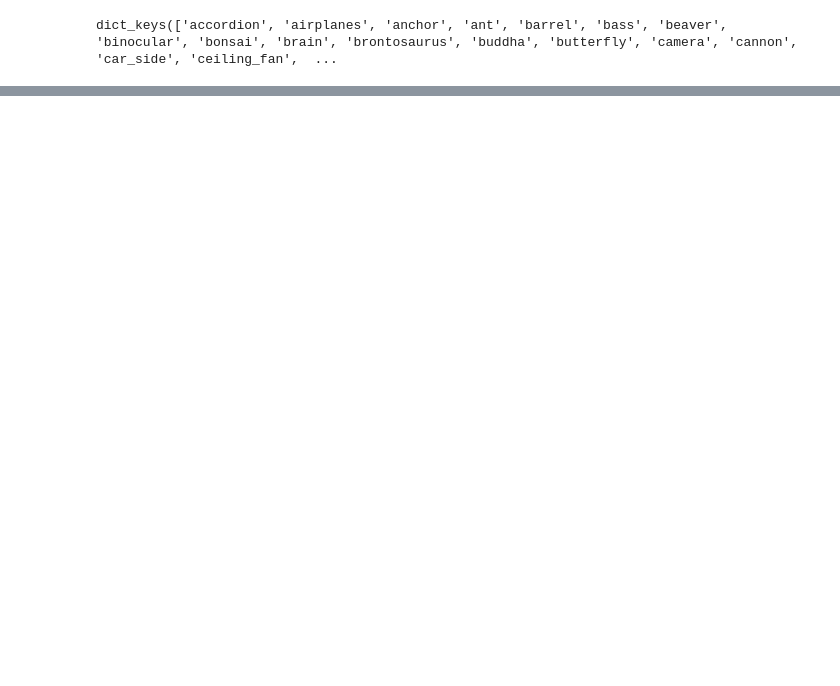
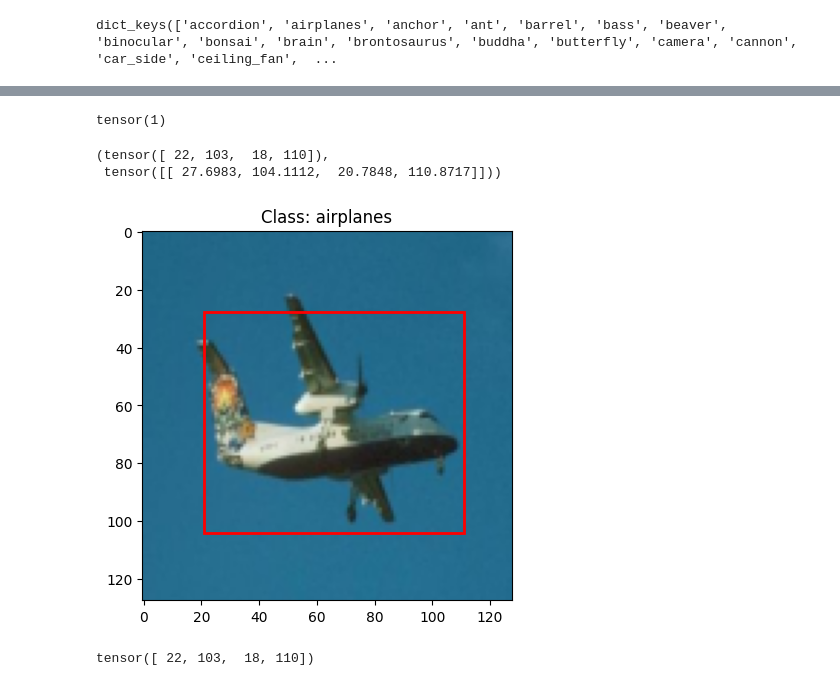
Before and after one commit to asyncdoggo/image-classification-torch, a Jupyter notebook: train.ipynb, the cells around one changed output, grey strips where cells are left out. Cells and saved outputs as stored; diff of their text form; code cells hidden in the pictures; blank space fills up the shorter version.

```diff
--- a/train.ipynb
+++ b/train.ipynb
@@ -231,12 +303,14 @@ def test_epoch(model, test_dataloader, classification_loss, regression_loss, dev
 # %%
-epochs = 10
-model = ClassifierWithBoundingBox(num_classes=len(train_dataset.class_names))
+epochs = 5
+device = "cuda" if torch.cuda.is_available() else "cpu"
+model = ClassifierWithBoundingBox(num_classes=len(train_dataset.class_names)).to(device)
 optimizer = torch.optim.Adam(model.parameters(), lr=0.001)
 loss_classifier = nn.CrossEntropyLoss()
 loss_regressor = nn.SmoothL1Loss()
 
 for epoch in range(epochs):
-    train_loss = train_epoch(model, train_dataloader, loss_classifier, loss_regressor, optimizer, device="cpu")
-    test_loss = test_epoch(model, test_dataloader, loss_classifier, loss_regressor, device="cpu")
+    print("starting epoch", epoch+1)
+    train_loss = train_epoch(model, train_dataloader, loss_classifier, loss_regressor, optimizer, device=device)
+    test_loss = test_epoch(model, test_dataloader, loss_classifier, loss_regressor, device=device)
 
     print(f"Epoch {epoch + 1}/{epochs} - Train Loss: {train_loss:.4f}, Test Loss: {test_loss:.4f}")
@@ -253,0 +328,6 @@ tensor([[ 15,   0,  13,  32],
+# %%
+import random
+image, bounding_box, label = random.sample(list(test_dataset),1)[0]
+bounding_box = torch.tensor(bounding_box)
+
+bound = bounding_box.T
@@ -253,0 +354,6 @@ tensor([[ 15,   0,  13,  32],
+# %%
+model.eval()
+
+with torch.inference_mode():
+    features, predicted_bboxes = model(torch.stack([image]).to(device))
+    pred_prob = torch.softmax(features.squeeze(),dim=0)
@@ -253,0 +383,32 @@ tensor([[ 15,   0,  13,  32],
+# %%
+pred_class
+# %% [output]
+tensor(1)
+# %%
+pred_box = predicted_bboxes.cpu()
+# %%
+bound, pred_box
+# %% [output]
+(tensor([ 22, 103,  18, 110]),
+ tensor([[ 27.6983, 104.1112,  20.7848, 110.8717]]))
+# %%
+
+fig, ax = plt.subplots(1)
+
+image_np = np.transpose(image.numpy(), (1, 2, 0))
+# image_np = img.T
+
+
+ax.imshow(image_np)
+y1, y2, x1, x2 = np.array(pred_box).T
+w = x2-x1
+h = y2-y1
+rect = patches.Rectangle((x1, y1), w, h, linewidth=2,
+                         edgecolor='r', facecolor='none')
+ax.add_patch(rect)
+plt.title(f'Class: {train_dataset.class_names[pred_class]}')
+plt.show()
+print(bound)
+# %% [output]
+[figure, added]
+tensor([ 22, 103,  18, 110])
```
Also changed, not shown: parts of 16 cells of this notebook.
